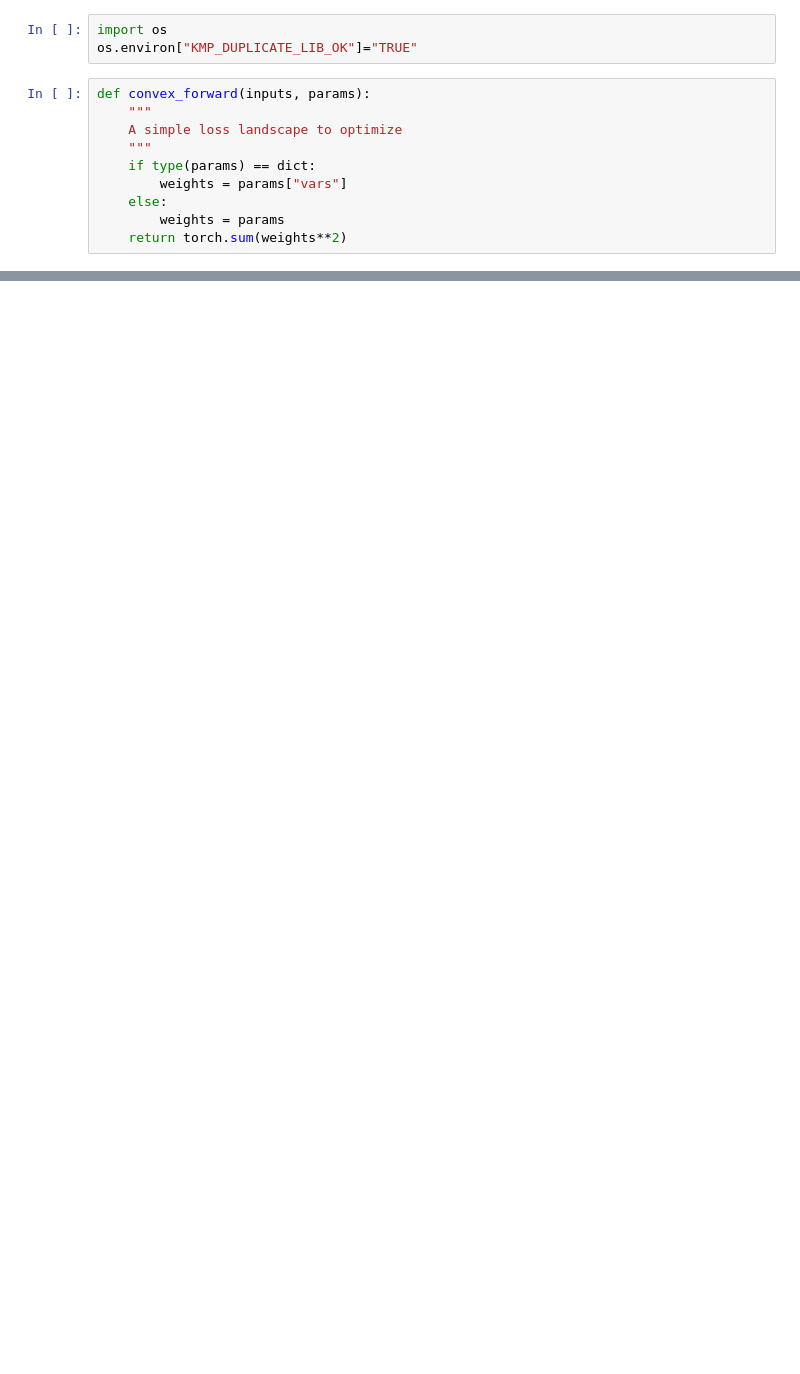
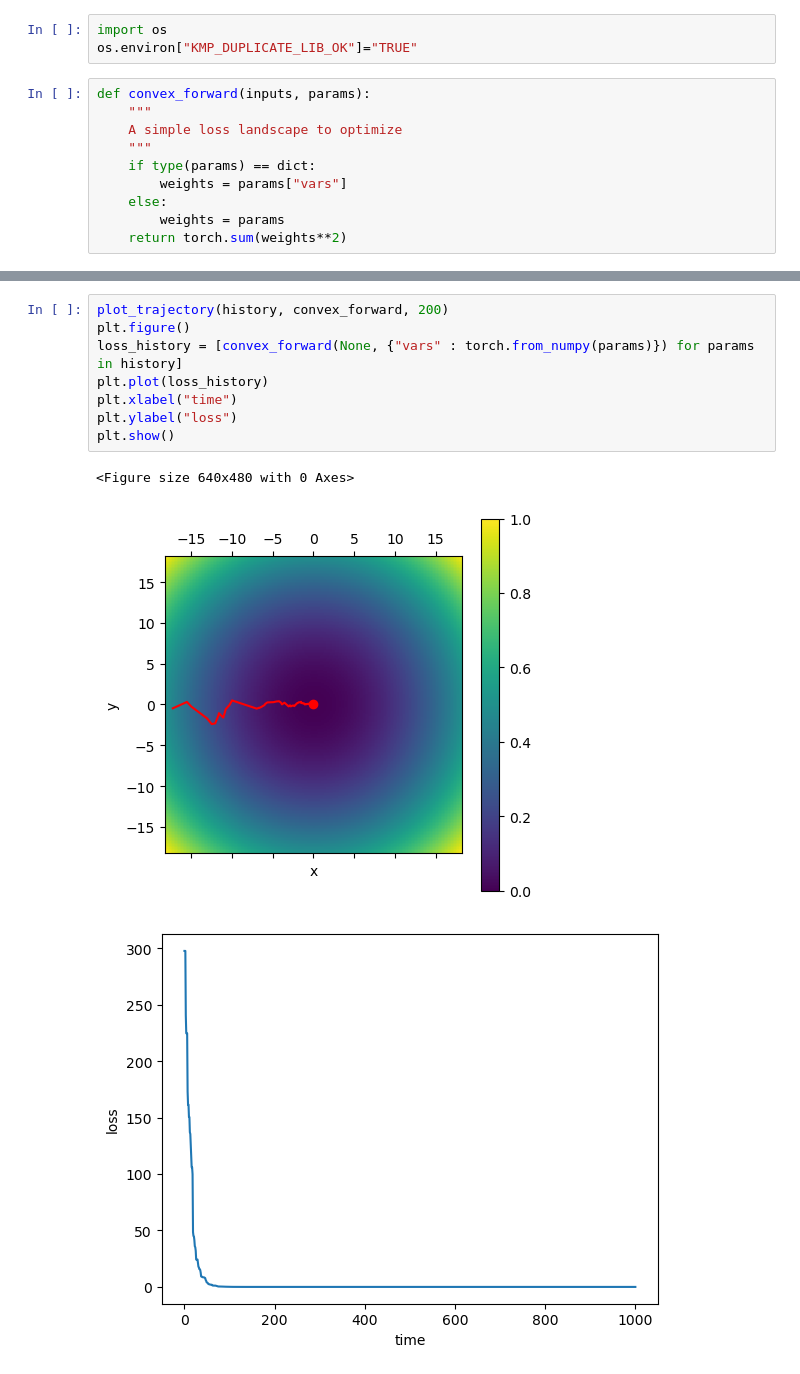
Before and after one commit to ellahas/snn-wp, a Jupyter notebook: optimization_testing.ipynb, the cells around one changed output, grey strips where cells are left out. Cells and saved outputs as stored; diff of their text form; blank space fills up the shorter version.

```diff
--- a/optimization_testing.ipynb
+++ b/optimization_testing.ipynb
@@ -77 +107,13 @@ plt.show()
+# %%
+plot_trajectory(history, convex_forward, 200)
+plt.figure()
+loss_history = [convex_forward(None, {"vars" : torch.from_numpy(params)}) for params in history]
+plt.plot(loss_history)
+plt.xlabel("time")
+plt.ylabel("loss")
+plt.show()
+# %% [output]
+<Figure size 640x480 with 0 Axes>
+[figure, added]
+[figure, added]
 # %%
```
Also changed, not shown: parts of 12 cells of this notebook.
